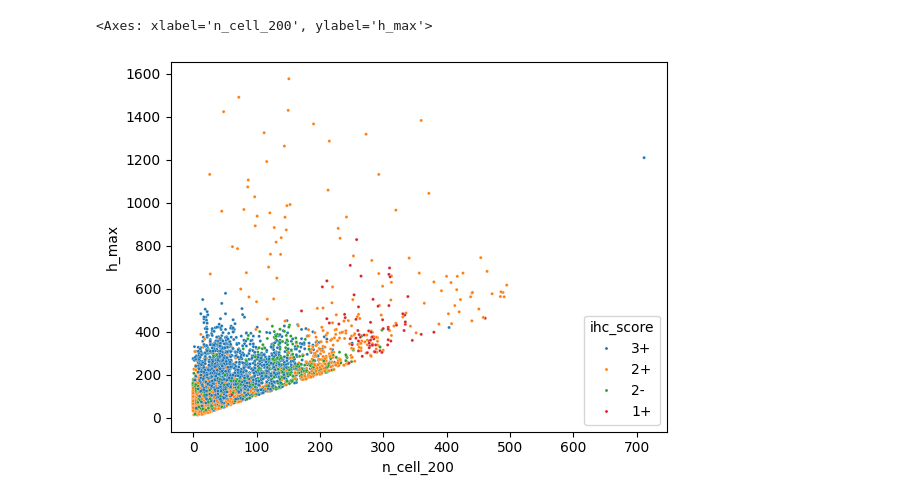
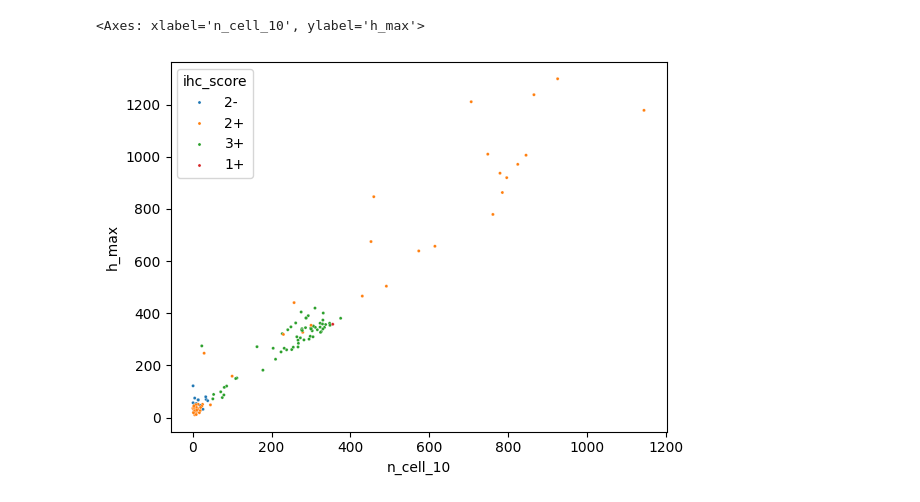
Before and after one commit to Surayuth/her2ml, a Jupyter notebook: notebooks/eda_line_feat3.ipynb, the cells around one changed output. Cells and saved outputs as stored; diff of their text form; code cells hidden in the pictures.

Commit message:
add extracted features

```diff
--- a/notebooks/eda_line_feat3.ipynb
+++ b/notebooks/eda_line_feat3.ipynb
@@ -3,10 +3,10 @@ import polars as pl
 import seaborn as sns
 import matplotlib.pyplot as plt
 # %%
-df = pl.read_csv("/home/surayuth/her2/extracted_features/linefeat_v3|scale_0.5|minhole_10|n_cell_100|n_cell_200|min_cont_0.05.csv") \
+df = pl.read_csv("/home/surayuth/her2/extracted_features/linefeat_v3|scale_0.5|minhole_10|n_cell_10|n_cell_30|min_cont_0.1.csv") \
     .with_columns(
-        (pl.col("h_max") / pl.col("n_cell_100")).alias("ratio_hole1"),
-        (pl.col("h_max") / pl.col("n_cell_200")).alias("ratio_hole2")
+        (pl.col("h_max") / pl.col("n_cell_10")).alias("ratio_hole1"),
+        (pl.col("h_max") / pl.col("n_cell_30")).alias("ratio_hole2")
     )
 # %%
 df
@@ -28,5 +28,5 @@ shape: (6_126, 12)
 # %%
-sns.scatterplot(data=df.filter(pl.col("ratio_hole2") >= 1), x="n_cell_200", y="h_max", s=5, hue="ihc_score")
+sns.scatterplot(data=df.filter(pl.col("ratio_hole1") >= 1), x="n_cell_10", y="h_max", s=5, hue="ihc_score")
 # %% [output]
-<Axes: xlabel='n_cell_200', ylabel='h_max'>
+<Axes: xlabel='n_cell_10', ylabel='h_max'>
-[figure, old version]
+[figure, new version]
```
Also changed, not shown: parts of 9 cells of this notebook, 11 other files.
